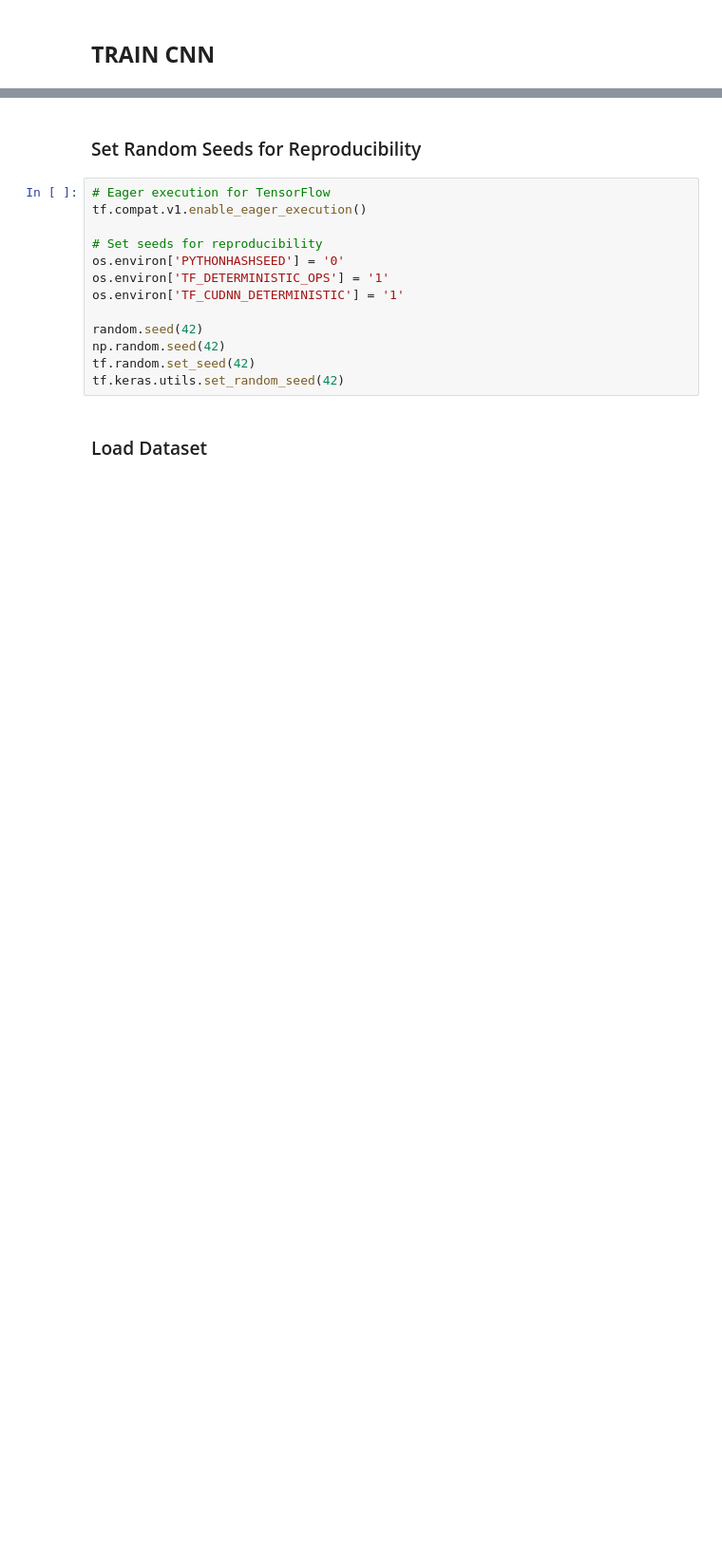
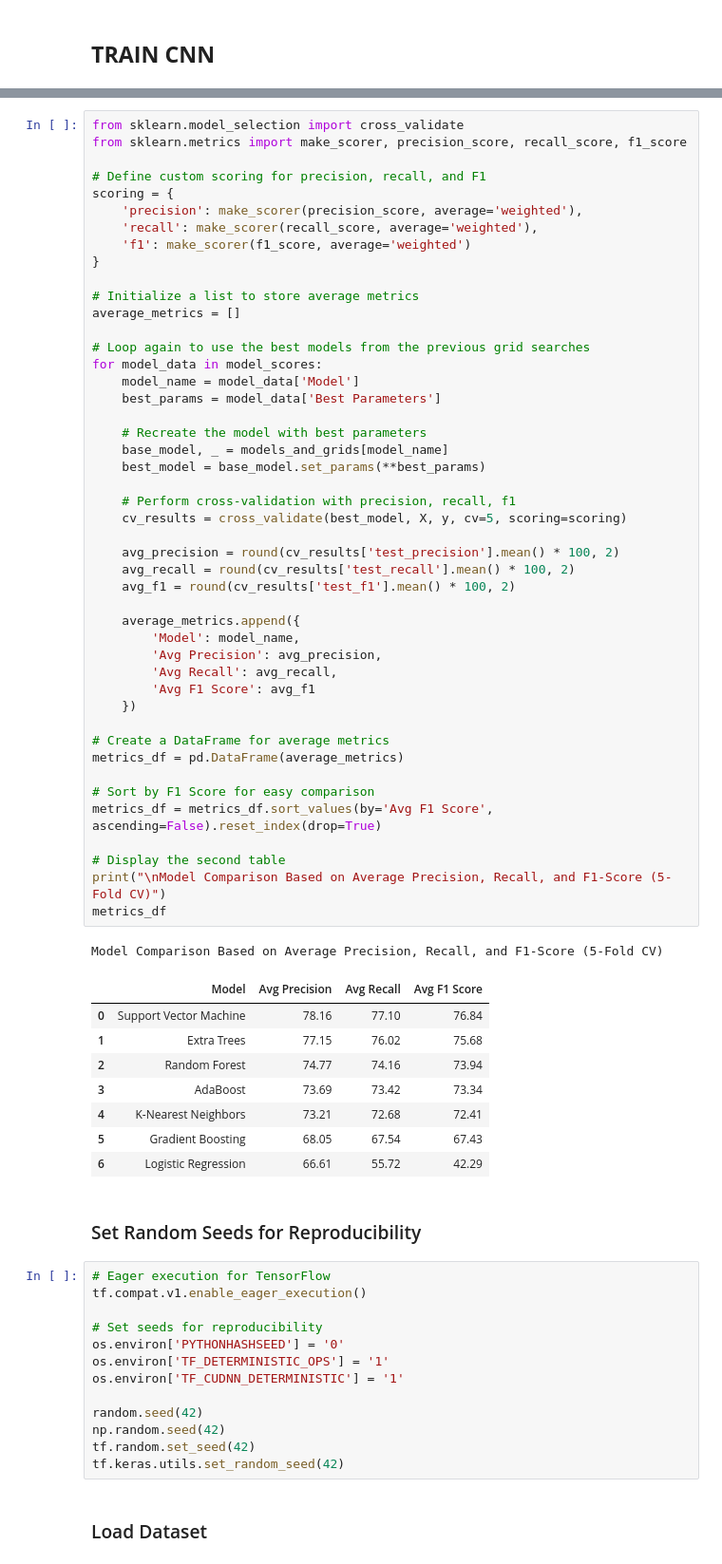
Before and after one commit to Geez-l/litoX, a Jupyter notebook: SP_ML/ml_cnn.ipynb, the cells around one changed output, grey strips where cells are left out. Shown at 95% size. Saved outputs shown, nothing was run; the diff lists cells and outputs as text; blank space fills up the shorter version.

```diff
--- a/SP_ML/ml_cnn.ipynb
+++ b/SP_ML/ml_cnn.ipynb
@@ -89,3 +1126,59 @@ plt.show()
+# %%
+from sklearn.model_selection import cross_validate
+from sklearn.metrics import make_scorer, precision_score, recall_score, f1_score
+
+# Define custom scoring for precision, recall, and F1
+scoring = {
+    'precision': make_scorer(precision_score, average='weighted'),
+    'recall': make_scorer(recall_score, average='weighted'),
+    'f1': make_scorer(f1_score, average='weighted')
+}
+
+# Initialize a list to store average metrics
+average_metrics = []
+
+# Loop again to use the best models from the previous grid searches
+for model_data in model_scores:
+    model_name = model_data['Model']
+    best_params = model_data['Best Parameters']
+
+    # Recreate the model with best parameters
+    base_model, _ = models_and_grids[model_name]
+    best_model = base_model.set_params(**best_params)
+
+    # Perform cross-validation with precision, recall, f1
+    cv_results = cross_validate(best_model, X, y, cv=5, scoring=scoring)
+
+    avg_precision = round(cv_results['test_precision'].mean() * 100, 2)
+    avg_recall = round(cv_results['test_recall'].mean() * 100, 2)
+    avg_f1 = round(cv_results['test_f1'].mean() * 100, 2)
+
+    average_metrics.append({
+        'Model': model_name,
+        'Avg Precision': avg_precision,
+        'Avg Recall': avg_recall,
+        'Avg F1 Score': avg_f1
+    })
+
+# Create a DataFrame for average metrics
+metrics_df = pd.DataFrame(average_metrics)
+
+# Sort by F1 Score for easy comparison
+metrics_df = metrics_df.sort_values(by='Avg F1 Score', ascending=False).reset_index(drop=True)
+
+# Display the second table
+print("\nModel Comparison Based on Average Precision, Recall, and F1-Score (5-Fold CV)")
+metrics_df
+# %% [output]
+Model Comparison Based on Average Precision, Recall, and F1-Score (5-Fold CV)
+|  | Model | Avg Precision | Avg Recall | Avg F1 Score |
+| 0 | Support Vector Machine | 78.16 | 77.10 | 76.84 |
+| 1 | Extra Trees | 77.15 | 76.02 | 75.68 |
+| 2 | Random Forest | 74.77 | 74.16 | 73.94 |
+| 3 | AdaBoost | 73.69 | 73.42 | 73.34 |
+| 4 | K-Nearest Neighbors | 73.21 | 72.68 | 72.41 |
+| 5 | Gradient Boosting | 68.05 | 67.54 | 67.43 |
+| 6 | Logistic Regression | 66.61 | 55.72 | 42.29 |
 # %% [markdown]
 ### Set Random Seeds for Reproducibility
 # %%
```
Also changed, not shown: parts of 6 cells of this notebook.
